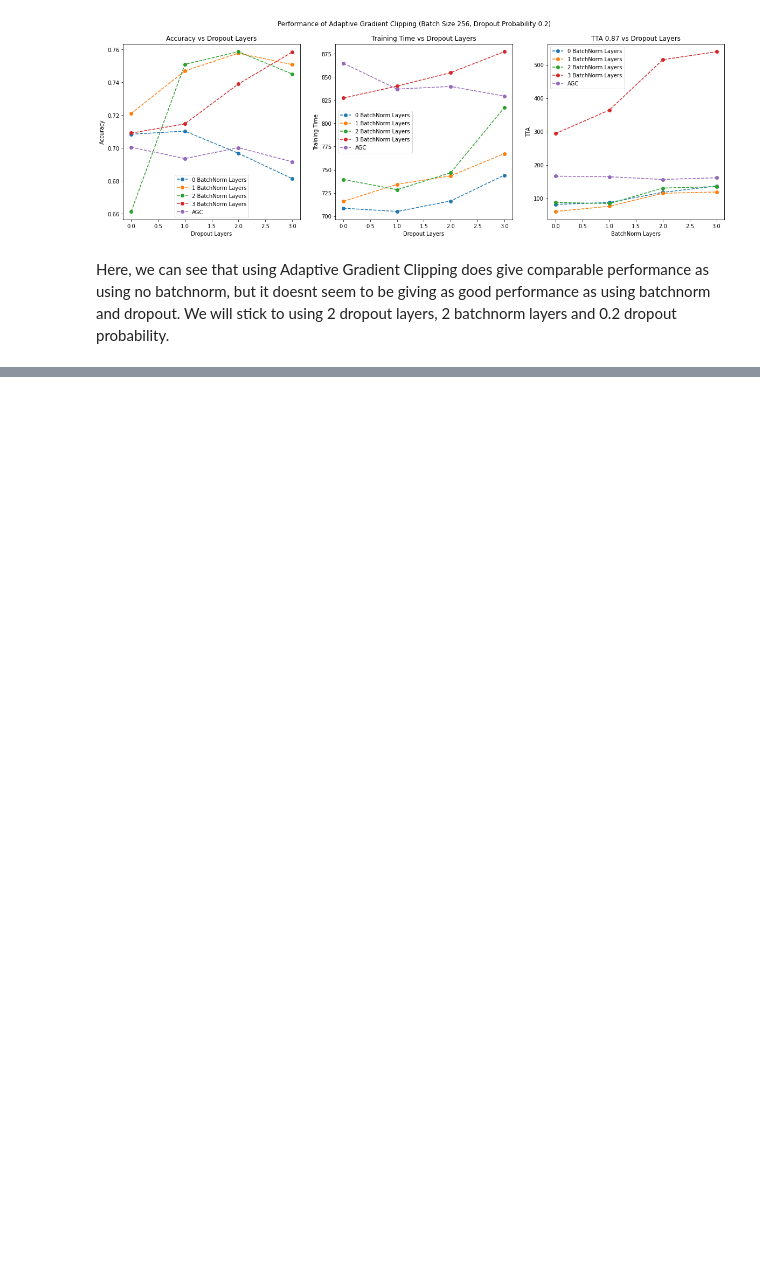
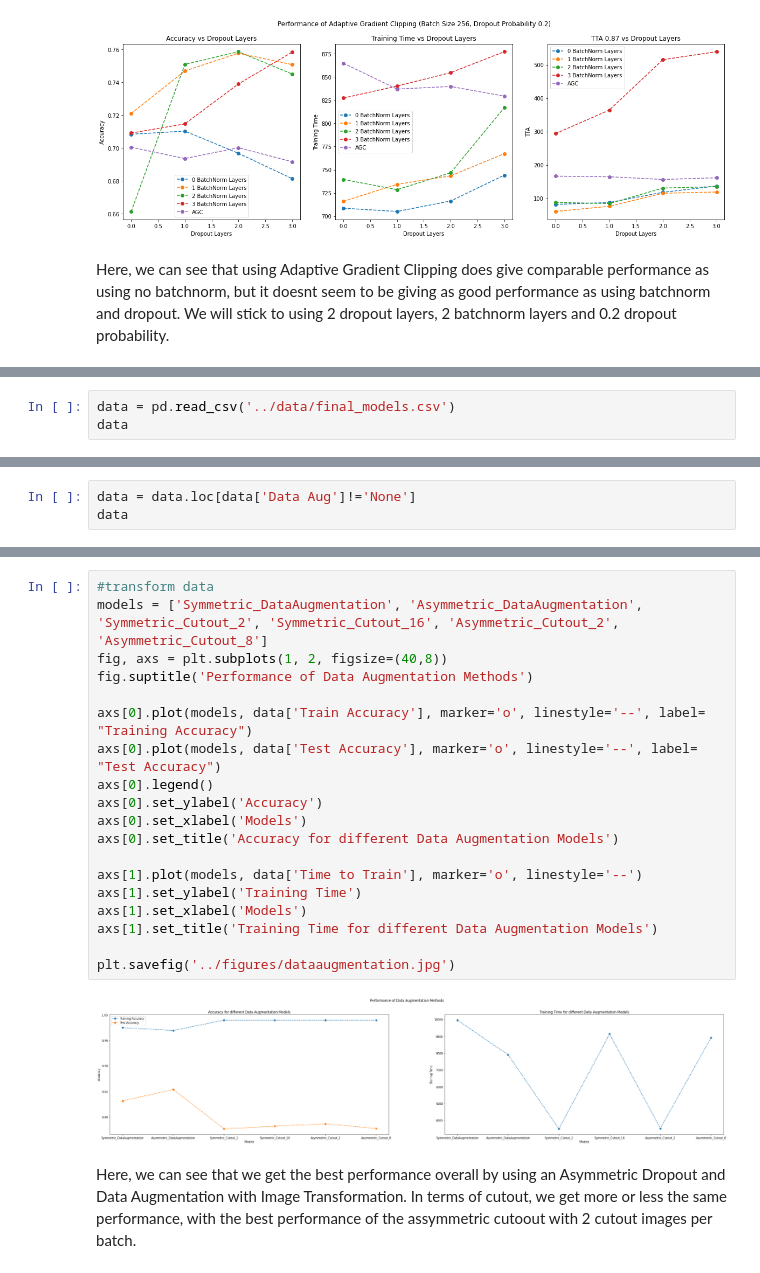
Before and after one commit to aashka-trivedi/regularization-for-image-classification, a Jupyter notebook: code/Analysis.ipynb, the cells around one changed output, grey strips where cells are left out. Cells and saved outputs as stored; diff of their text form; blank space fills up the shorter version.

Commit message:
Final Model with Data Augmentation
Update Analysis and ReadMe

```diff
--- a/code/Batchnorm_dropout_analysis.ipynb
+++ b/code/Analysis.ipynb
@@ -389,0 +419,3 @@ Here, we can see that using Adaptive Gradient Clipping does give comparable perf
+# %%
+data = pd.read_csv('../data/final_models.csv')
+data
@@ -389,0 +432,3 @@ Here, we can see that using Adaptive Gradient Clipping does give comparable perf
+# %%
+data = data.loc[data['Data Aug']!='None']
+data
@@ -389,0 +443,23 @@ Here, we can see that using Adaptive Gradient Clipping does give comparable perf
+# %%
+#transform data
+models = ['Symmetric_DataAugmentation', 'Asymmetric_DataAugmentation', 'Symmetric_Cutout_2', 'Symmetric_Cutout_16', 'Asymmetric_Cutout_2', 'Asymmetric_Cutout_8']
+fig, axs = plt.subplots(1, 2, figsize=(40,8))
+fig.suptitle('Performance of Data Augmentation Methods')
+
+axs[0].plot(models, data['Train Accuracy'], marker='o', linestyle='--', label= "Training Accuracy")
+axs[0].plot(models, data['Test Accuracy'], marker='o', linestyle='--', label= "Test Accuracy")
+axs[0].legend()
+axs[0].set_ylabel('Accuracy')
+axs[0].set_xlabel('Models')
+axs[0].set_title('Accuracy for different Data Augmentation Models')
+
+axs[1].plot(models, data['Time to Train'], marker='o', linestyle='--')
+axs[1].set_ylabel('Training Time')
+axs[1].set_xlabel('Models')
+axs[1].set_title('Training Time for different Data Augmentation Models')
+
+plt.savefig('../figures/dataaugmentation.jpg')
+# %% [output]
+[figure, added]
+# %% [markdown]
+Here, we can see that we get the best performance overall by using an Asymmetric Dropout and Data Augmentation with Image Transformation. In terms of cutout, we get more or less the same performance, with the best performance of the assymmetric cutoout with 2 cutout images per batch.
```
Also changed, not shown: parts of 15 cells of this notebook, 7 other files.
